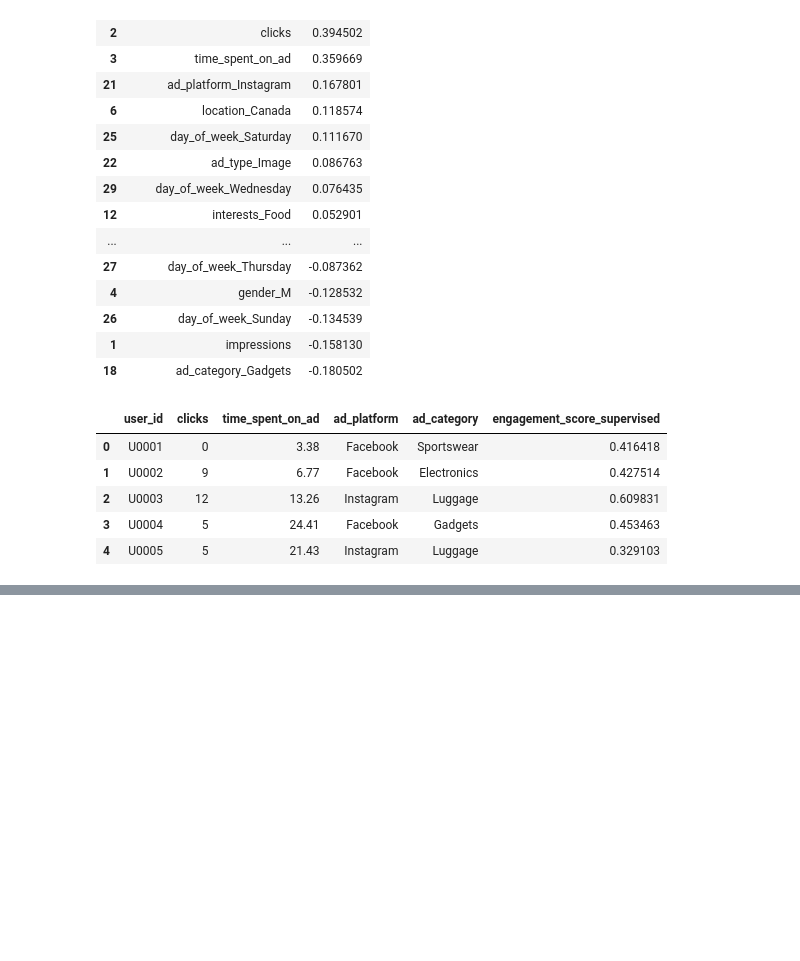
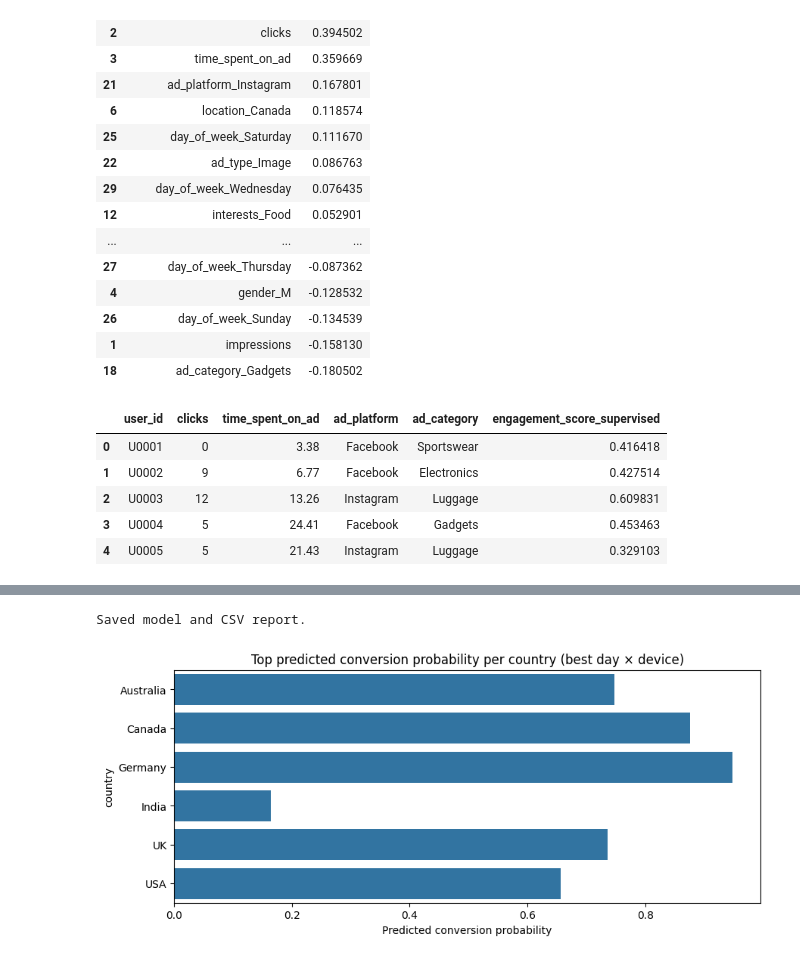
Before and after one commit to shetty-shithil/ctr-prediction-engagement-modeling, a Jupyter notebook: notebooks/04_final_model.ipynb, the cells around one changed output, grey strips where cells are left out. Cells and saved outputs as stored; diff of their text form; code cells hidden in the pictures; blank space fills up the shorter version.

```diff
--- a/notebooks/04_final_model.ipynb
+++ b/notebooks/04_final_model.ipynb
@@ -148,0 +208,3 @@ df[['user_id','clicks','time_spent_on_ad','ad_platform','ad_category','engagemen
+# %%
+df = pd.read_csv("../data/social_media_ad_optimization_raw.csv")
+df.shape, df.columns.tolist()
@@ -148,0 +305,26 @@ df[['user_id','clicks','time_spent_on_ad','ad_platform','ad_category','engagemen
+# %%
+# Cell 7 — train with a small validation set for early stopping (if XGBoost)
+if MODEL_NAME == "xgboost":
+    # For xgboost we can use early stopping by extracting DMatrix — easier to use sklearn wrapper with eval_set
+    # Fit with eval_set on a held-out split from the training set
+    X_tr, X_val, y_tr, y_val = train_test_split(X_train, y_train, test_size=0.15, random_state=0, stratify=y_train)
+    # fit preprocessor first to transform data for XGBoost's early stopping (sklearn pipeline with eval_set is supported only in newer versions)
+    X_tr_prep = preprocessor.fit_transform(X_tr)
+    X_val_prep = preprocessor.transform(X_val)
+    # Fit the classifier directly with prepared matrices
+    clf.fit(X_tr_prep, y_tr, early_stopping_rounds=25, eval_set=[(X_val_prep, y_val)], verbose=False)
+    # attach preprocessor to pipeline for downstream use
+    pipe = Pipeline([("pre", preprocessor), ("clf", clf)])
+else:
+    # For sklearn HGB or fallback, just fit pipeline
+    pipe.fit(X_train, y_train)
+# %%
+# Cell 8 — evaluate on test set
+# Make sure pipeline is ready (if xgboost we attached preprocessor)
+pipe.fit(X_train, y_train) if MODEL_NAME != "xgboost" else None
+
+y_proba = pipe.predict_proba(X_test)[:,1]
+y_pred = (y_proba >= 0.5).astype(int)
+
+print("Test ROC-AUC:", round(roc_auc_score(y_test, y_proba),4))
+print(classification_report(y_test, y_pred))
@@ -148,0 +394,5 @@ df[['user_id','clicks','time_spent_on_ad','ad_platform','ad_category','engagemen
+# %%
+# Cell 10 — run the best-combo computation (top 3 per country)
+results = best_day_device_by_country(pipe, df, numeric_features, categorical_features, country_col="location", day_col="day_of_week", device_col="device_type", topk=3)
+results_sorted = results.sort_values(["country","predicted_conversion_prob"], ascending=[True,False]).reset_index(drop=True)
+results_sorted
@@ -148,0 +417,18 @@ df[['user_id','clicks','time_spent_on_ad','ad_platform','ad_category','engagemen
+# %%
+# Cell 11 — Save model and results
+Path("models").mkdir(parents=True, exist_ok=True)
+joblib.dump(pipe, "models/xgb_conversion_pipe.joblib")
+Path("reports").mkdir(parents=True, exist_ok=True)
+results_sorted.to_csv("reports/best_day_device_by_country.csv", index=False)
+print("Saved model and CSV report.")
+# %% [output]
+Saved model and CSV report.
+# %%
+top1 = results_sorted.groupby("country").first().reset_index()
+plt.figure(figsize=(10, max(4, len(top1)*0.5)))
+sns.barplot(data=top1, x="predicted_conversion_prob", y="country")
+plt.title("Top predicted conversion probability per country (best day × device)")
+plt.xlabel("Predicted conversion probability")
+plt.show()
+# %% [output]
+[figure, added]
```
Also changed, not shown: parts of 17 cells of this notebook, 2 other files.
